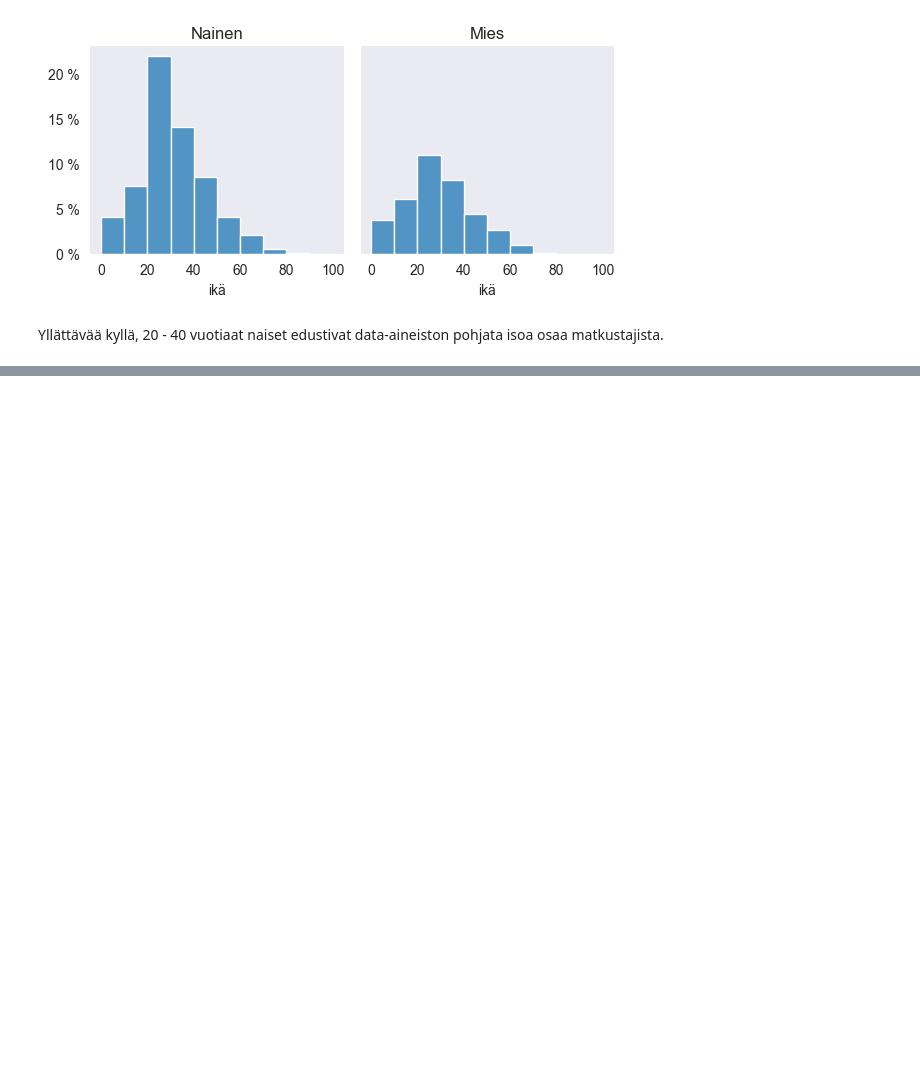
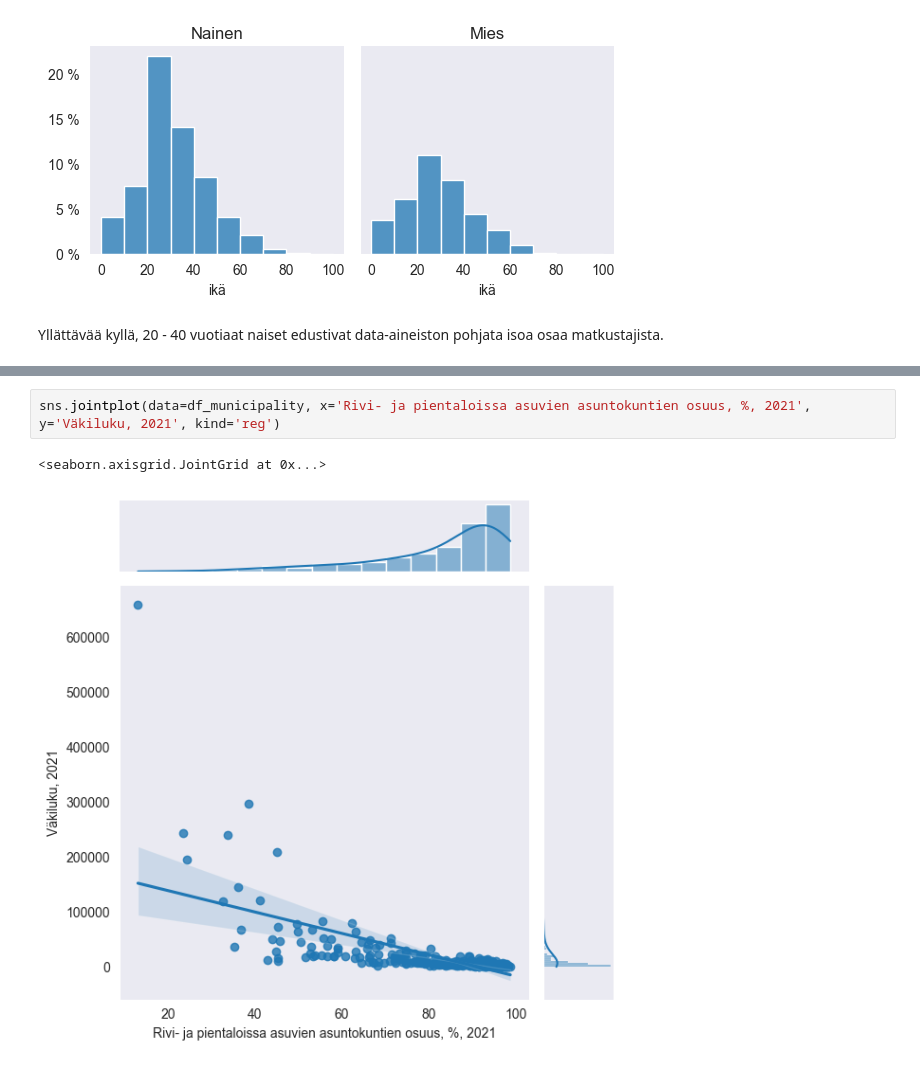
Before and after one commit to TatuE/Data_analytics, a Jupyter notebook: Tehtava_1_kuvaileva_&_selittava.ipynb, the cells around one changed output, grey strips where cells are left out. Saved outputs shown, nothing was run; the diff lists cells and outputs as text; blank space fills up the shorter version.

```diff
--- a/Tehtava_1_kuvaileva_&_selittava.ipynb
+++ b/Tehtava_1_kuvaileva_&_selittava.ipynb
@@ -236,0 +345,5 @@ Yllättävää kyllä, 20 - 40 vuotiaat naiset edustivat data-aineiston pohjata
+# %%
+sns.jointplot(data=df_municipality, x='Rivi- ja pientaloissa asuvien asuntokuntien osuus, %, 2021', y='Väkiluku, 2021', kind='reg')
+# %% [output]
+<seaborn.axisgrid.JointGrid at 0x...>
+[figure, added]
```
Also changed, not shown: parts of 30 cells of this notebook.
